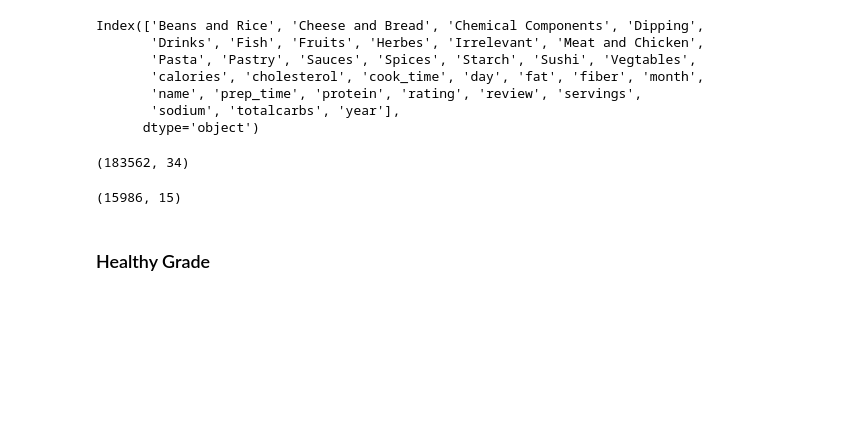
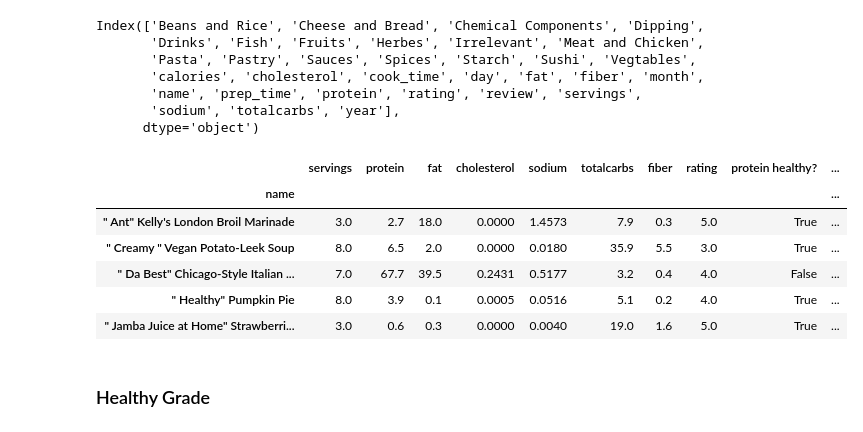
Before and after one commit to leonardoperrone/smart-recipes, a Jupyter notebook: Unified Dataset .ipynb, the cells around one changed output. Saved outputs shown, nothing was run; the diff lists cells and outputs as text; code cells hidden in the pictures; blank space fills up the shorter version.

```diff
--- a/Unified Dataset .ipynb
+++ b/Unified Dataset .ipynb
@@ -78,21 +78,23 @@ full_set['cholesterol'] = full_set['cholesterol'].apply(lambda x: x*0.001)
 full_set['total_time'] = full_set['prep_time'] + full_set['cook_time']
 full_set_test1 = full_set.groupby('name').agg({'servings':'first','protein':'first','fat':'first','cholesterol':'first','sodium':'first','totalcarbs':'first','fiber':'first','rating':'mean'})
 full_set_test1['rating'] = round(full_set_test1['rating'], 0)
-full_set.shape
-# %% [output]
-(183562, 34)
 # %%
-# normal_health_rating= (0.15 * 5 + 1.2 * 5 + 32.5 * 4)
 full_set_test1['protein healthy?'] = full_set_test1['protein'] <= 25
 full_set_test1['fat healthy?'] = full_set_test1['fat'] <= 32.5
 full_set_test1['carbs healthy?'] = full_set_test1['fat'] <= 150
 full_set_test1['cholesterol healthy?'] = full_set_test1['fat'] <= 0.15
 full_set_test1['sodium healthy?'] = full_set_test1['fat'] <= 1.2
 full_set_test1['fiber healthy?'] = full_set_test1['fat'] <= 15
 full_set_test1['Healthy grade'] = sum([full_set_test1['protein healthy?'], full_set_test1['fat healthy?'], full_set_test1['carbs healthy?'],full_set_test1['cholesterol healthy?'], full_set_test1['sodium healthy?'], full_set_test1['fiber healthy?']])
-full_set_test1.shape
+full_set_test1.head()
 # %% [output]
-(15986, 15)
+|  | servings | protein | fat | cholesterol | sodium | totalcarbs | fiber | rating | protein healthy? | ... |
+| name |  |  |  |  |  |  |  |  |  | ... |
+| " Ant" Kelly's London Broil Marinade | 3.0 | 2.7 | 18.0 | 0.0000 | 1.4573 | 7.9 | 0.3 | 5.0 | True | ... |
+| " Creamy " Vegan Potato-Leek Soup | 8.0 | 6.5 | 2.0 | 0.0000 | 0.0180 | 35.9 | 5.5 | 3.0 | True | ... |
+| " Da Best" Chicago-Style Italian ... | 7.0 | 67.7 | 39.5 | 0.2431 | 0.5177 | 3.2 | 0.4 | 4.0 | False | ... |
+| " Healthy" Pumpkin Pie | 8.0 | 3.9 | 0.1 | 0.0005 | 0.0516 | 5.1 | 0.2 | 4.0 | True | ... |
+| " Jamba Juice at Home" Strawberri... | 3.0 | 0.6 | 0.3 | 0.0000 | 0.0040 | 19.0 | 1.6 | 5.0 | True | ... |
 # %% [markdown]
 ### Healthy Grade
 # %%
```
Also changed, not shown: parts of 1 cell of this notebook.
